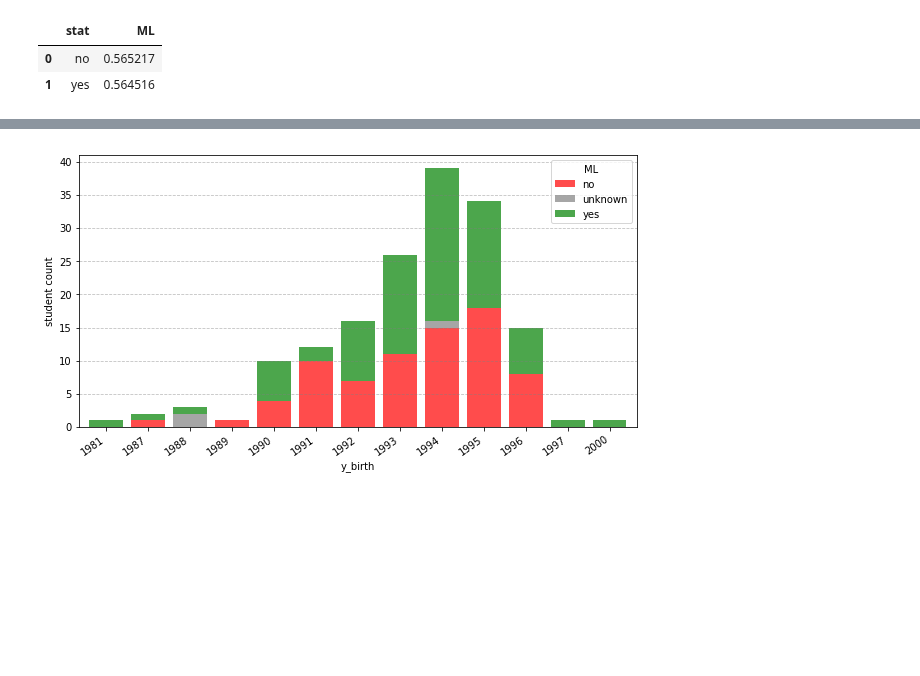
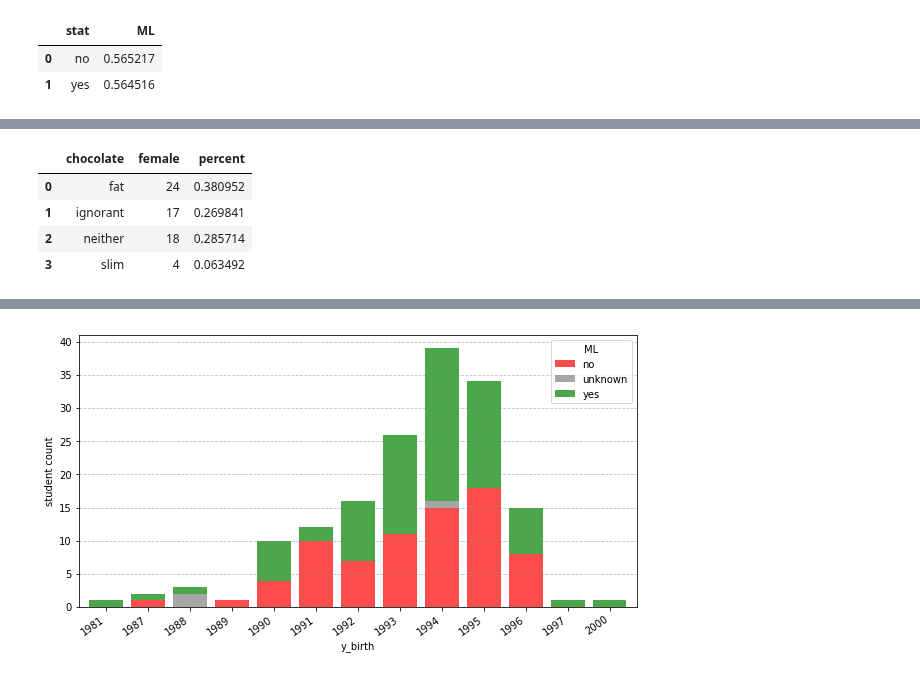
Before and after one commit to FionaLippert/DataMining, a Jupyter notebook: data_plotting.ipynb, the cells around one changed output, grey strips where cells are left out. Drawn from its saved outputs; the diff is of its cells as text; code cells hidden in the pictures; blank space fills up the shorter version.

```diff
--- a/data_plotting.ipynb
+++ b/data_plotting.ipynb
@@ -274,0 +370,15 @@ stat_ML_corr.groupby(['stat'], as_index=False).mean().sort_values(by='ML',ascend
+# %%
+choc_gender_corr = pd.DataFrame(db[['gender','chocolate']].replace(missing_data, np.nan).dropna(), columns=['gender'
+                                                                                                            ,'chocolate'])
+
+choc_female = choc_gender_corr[choc_gender_corr.gender =='female'].groupby("chocolate", as_index=False).count()
+choc_female = choc_female.rename(columns={"gender":"female"})
+total_females = choc_female.female.sum()
+choc_female = choc_female.assign(percent=choc_female.female/total_females)
+choc_female
+# %% [output]
+|  | chocolate | female | percent |
+| 0 | fat | 24 | 0.380952 |
+| 1 | ignorant | 17 | 0.269841 |
+| 2 | neither | 18 | 0.285714 |
+| 3 | slim | 4 | 0.063492 |
```
Also changed, not shown: parts of 15 cells of this notebook.
